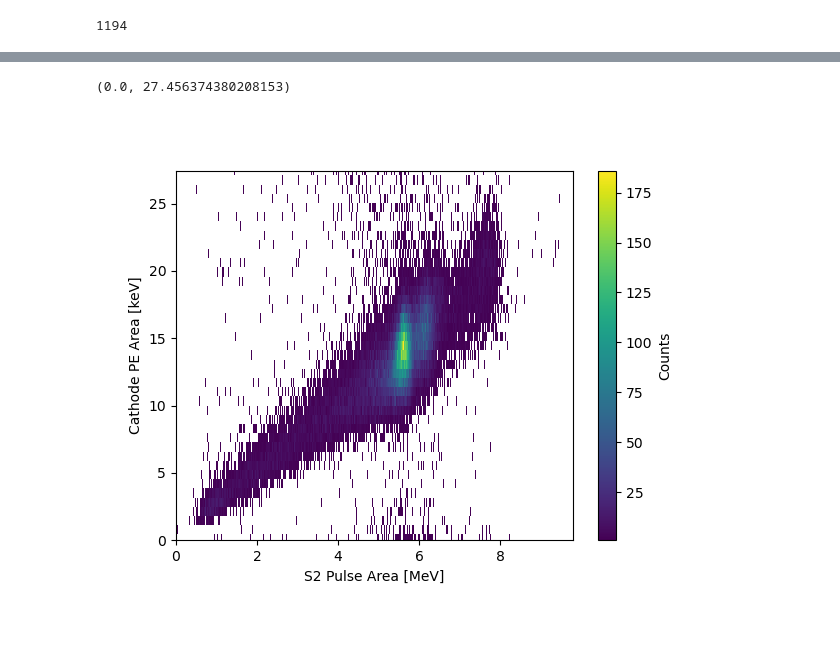
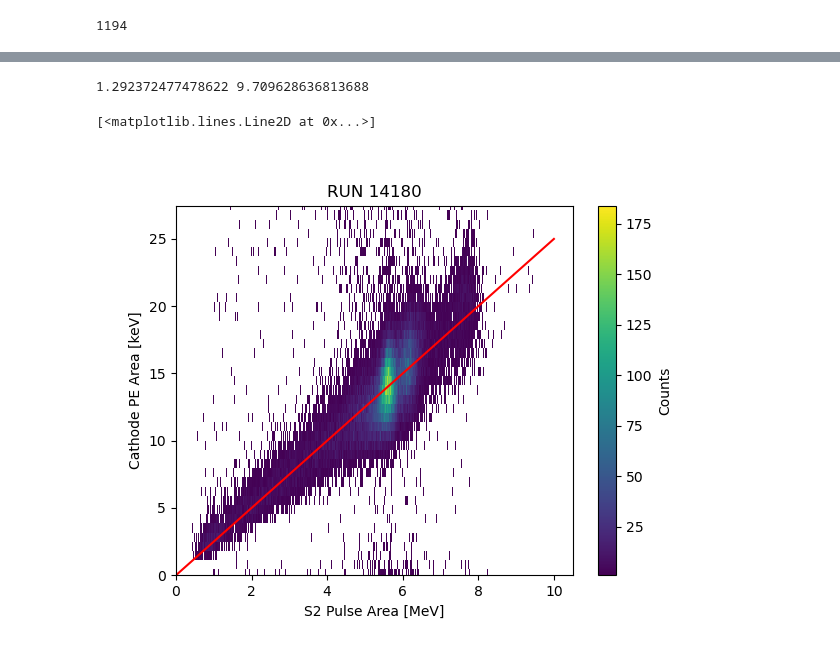
Before and after one commit to kvjmistry/DoubleBeta, a Jupyter notebook: Alphas/notebooks/AnalyzeFilteredWaveforms.ipynb, the cells around one changed output, grey strips where cells are left out. Cells and saved outputs as stored; diff of their text form; code cells hidden in the pictures.

```diff
--- a/Alphas/notebooks/AnalyzeFilteredWaveforms.ipynb
+++ b/Alphas/notebooks/AnalyzeFilteredWaveforms.ipynb
@@ -162,3 +172,5 @@ Text(0, 0.5, 'Y [mm]')
+# %%
+data_properties_active = data_properties[ (data_properties.deltaT > 0) & (data_properties.deltaT < 795)]
 # %%
 # Define the exponential decay function
 def exp_decay(t, q, tau):
@@ -271,7 +294,7 @@ def plot_lifetime(ax, df, S2var, bin_id):
 
     # Set labels
     ax.set_xlabel("Drift Time [μs]")
-    ax.set_ylabel("Amp. Norm. Peak Width [μs]")
+    ax.set_ylabel("S2 Area [PE]")
     ax.set_title(f"Bin {bin_id}")
     ax.set_ylim(2.5e8,4.5e8)
 
@@ -290,7 +313,7 @@ for y in range(9, -1, -1):
             break  # Avoid indexing beyond available subplots
         plot_lifetime(axs[counter], data_properties_active, "S2_area",f"{x}_{y}")
 
-        t_fit = np.linspace(min(x_for_fit), max(x_for_fit), 100)
+        t_fit = np.linspace(0, 900, 100)
 
         q_fit, tau_fit = FitLifetime(data_properties_active, f"{x}_{y}")
         hist_fit = exp_decay(t_fit, q_fit, tau_fit)
@@ -336,14 +359,15 @@ def CorrectLifetime(row, var, q0_max):
     else:
         return q_corr * row[var] / np.exp(-1*time/lt)
 
-def CorrectLifetimeAvg(row, var, mean_lt):
+def CorrectLifetimeAvg(row, var, t, mean_lt):
 
-    time = row["deltaT"]
+    time = row[t]
 
     if (mean_lt == 0):
         return 1
     else:
         return row[var] / np.exp(-1*time/mean_lt)
+
 
 
 mean_lt = np.mean(lifetime_df[lifetime_df["lt"] > 0]["lt"])
@@ -358,11 +382,11 @@ data_properties_lt = pd.merge(data_properties, lifetime_df, on="bin_id", how="le
 q0_max = np.max(data_properties_lt.q0)
 data_properties_lt["S2_areaC"] = data_properties_lt.apply(lambda row: CorrectLifetime(row,"S2_area", q0_max), axis=1)
 data_properties_lt["R"] = np.sqrt(data_properties_lt["x"]*data_properties_lt["x"] + data_properties_lt["y"]*data_properties_lt["y"])
-data_properties_lt["cath_areaC"] = data_properties_lt.apply(lambda row: CorrectLifetimeAvg(row,"cath_area", mean_lt), axis=1)
+data_properties_lt["cath_areaC"] = data_properties_lt.apply(lambda row: CorrectLifetimeAvg(row,"cath_area", "deltaT",  mean_lt), axis=1)
 
 
-
-
+nan_event_ids = data_properties_lt[data_properties_lt['R'].isna()]['event'].values
+print(nan_event_ids)
 
 display(data_properties_active_lt)
 # %% [output]
@@ -384,4 +459,8 @@ Mean Lifetime is: 9.019293403127289  ms
 # Fit the distribution
 def Gaussian_(x, A, mu, sigma):
     return A * np.exp(-(x-mu)*(x-mu)/(2*sigma*sigma))
+
+# Line
+def Line(x, m, c):
+    return m*x+c
 # %%
@@ -424,33 +529,51 @@ plt.axvline(7.7, linestyle = "--", color = "k", linewidth = 2)
 # %%
 # 1. Create the 2D histogram
 
 data_properties_lt['S2_areaC'] = data_properties_lt['S2_areaC'].fillna(0)
 data_properties_lt['cath_areaC'] = data_properties_lt['cath_areaC'].fillna(0)
 
+data_properties_lt_radial = data_properties_lt[data_properties_lt.R < 500]
+
 # hist, xedges, yedges = np.histogram2d(data_properties_active.S2_area, data_properties_active.cath_area, bins=100)
-hist, xedges, yedges = np.histogram2d(data_properties_lt.S2_areaC*PE_to_MeV, data_properties_lt.cath_areaC*PE_to_MeV*1000, bins=[500, 1000])
+hist, xedges, yedges = np.histogram2d(data_properties_lt_radial.S2_areaC*PE_to_MeV, data_properties_lt_radial.cath_areaC*PE_to_MeV*1000, bins=[500, 1000])
 
 # 2. Mask zero bins
 masked_hist = np.ma.masked_where(hist == 0, hist)  # Mask bins where the count is zero
 
 # 3. Create a custom colormap with white for the masked values (zero bins)
 cmap = plt.cm.viridis  # Choose a colormap you like
 cmap.set_bad(color='white')  # Set masked values (zeros) to white
 
 # 4. Plot the 2D histogram
 fig, ax = plt.subplots()
 pcm = ax.pcolormesh(xedges, yedges, masked_hist.T, cmap=cmap)
 
 # Add color bar
 plt.colorbar(pcm, ax=ax, label='Counts')
 
 plt.xlabel("S2 Pulse Area [MeV]")
 plt.ylabel("Cathode PE Area [keV]")
 # plt.ylim(0,2e6)
 plt.ylim(0,2e6*PE_to_MeV*1000)
+
+plt.title(f"RUN {RUN}")
+
+S2_arr = np.linspace(0,10, 100)
+
+# Perform the curve fit
+# params, covariance = curve_fit(Line, data_properties_lt_radial.S2_areaC*PE_to_MeV, data_properties_lt_radial.cath_areaC*PE_to_MeV*1000, bounds = ([1e8, 1e3], [4.5e8, 100e3]))
+params, covariance = curve_fit(Line, data_properties_lt_radial.S2_areaC*PE_to_MeV, data_properties_lt_radial.cath_areaC*PE_to_MeV*1000)
+
+# Extract the fitted parameters
+m, c = params
+
+print(m,c)
+
+plt.plot(S2_arr, Line(S2_arr, 2.5, 0), c = "red")
 # %% [output]
-(0.0, 27.456374380208153)
+1.292372477478622 9.709628636813688
+[<matplotlib.lines.Line2D at 0x...>]
-[figure, old version]
+[figure, new version]
 # %%
 # Define the plot function
 def plot_S2(ax, df, bin_id):
```
Also changed, not shown: parts of 19 cells of this notebook, 4 other files.
